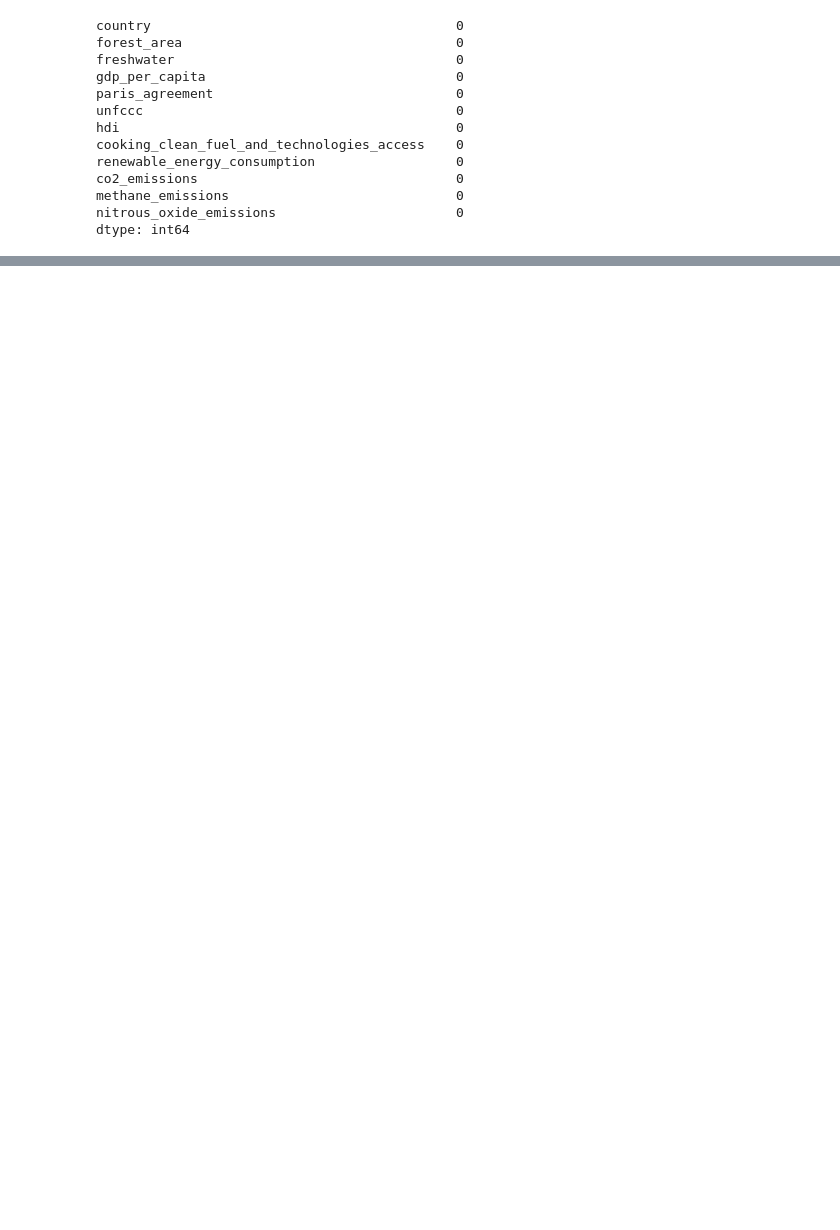
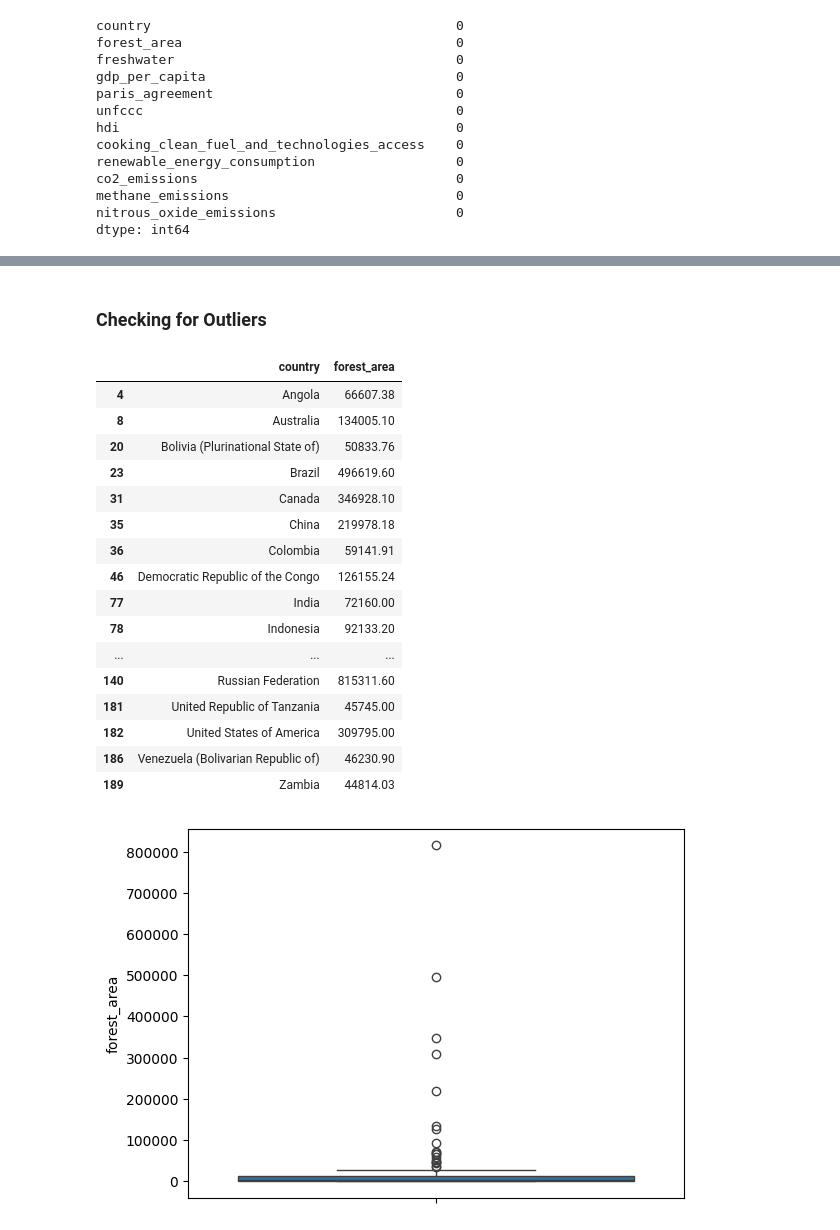
Before and after one commit to luanakimley/low-carbon-development-composite-index, a Jupyter notebook: data_cleaning.ipynb, the cells around one changed output, grey strips where cells are left out. Cells and saved outputs as stored; diff of their text form; code cells hidden in the pictures; blank space fills up the shorter version.

Commit message:
:sparkles: Identify potential outliers using IQR method

```diff
--- a/data_cleaning.ipynb
+++ b/data_cleaning.ipynb
@@ -629,3 +622,7 @@ differences
 | 161 | NaN | NaN | NaN | NaN | NaN | 68.679527 | NaN | 156986.190779 | ... |
 | 171 | NaN | 15.932995 | NaN | NaN | NaN | NaN | NaN | NaN | ... |
 | 176 | NaN | 15.618707 | NaN | NaN | NaN | NaN | NaN | NaN | ... |
+# %%
+mean_clean_fuel_access = lcdci_df_imputed[lcdci_df_imputed['country'] != 'Liechtenstein']['cooking_clean_fuel_and_technologies_access'].mean()
+liechtenstein_idx = lcdci_df_imputed['country'] == 'Liechtenstein'
+lcdci_df_imputed.loc[liechtenstein_idx, 'cooking_clean_fuel_and_technologies_access'] = mean_clean_fuel_access
@@ -647,0 +667,35 @@ dtype: int64
+# %% [markdown]
+### Checking for Outliers
+# %%
+Q1 = lcdci_df_imputed['forest_area'].quantile(0.25)
+Q3 = lcdci_df_imputed['forest_area'].quantile(0.75)
+
+IQR = Q3 - Q1
+
+lower_bound = Q1 - 1.5 * IQR
+upper_bound = Q3 + 1.5 * IQR
+
+potential_outliers = lcdci_df_imputed[(lcdci_df_imputed['forest_area'] < lower_bound) | (lcdci_df_imputed['forest_area'] > upper_bound)]
+
+sns.boxplot(y="forest_area", data=lcdci_df_imputed, showfliers=True)
+
+potential_outliers[['country', 'forest_area']]
+# %% [output]
+|  | country | forest_area |
+| 4 | Angola | 66607.38 |
+| 8 | Australia | 134005.10 |
+| 20 | Bolivia (Plurinational State of) | 50833.76 |
+| 23 | Brazil | 496619.60 |
+| 31 | Canada | 346928.10 |
+| 35 | China | 219978.18 |
+| 36 | Colombia | 59141.91 |
+| 46 | Democratic Republic of the Congo | 126155.24 |
+| 77 | India | 72160.00 |
+| 78 | Indonesia | 92133.20 |
+| ... | ... | ... |
+| 140 | Russian Federation | 815311.60 |
+| 181 | United Republic of Tanzania | 45745.00 |
+| 182 | United States of America | 309795.00 |
+| 186 | Venezuela (Bolivarian Republic of) | 46230.90 |
+| 189 | Zambia | 44814.03 |
+[figure, added]
```
Also changed, not shown: parts of 12 cells of this notebook.
